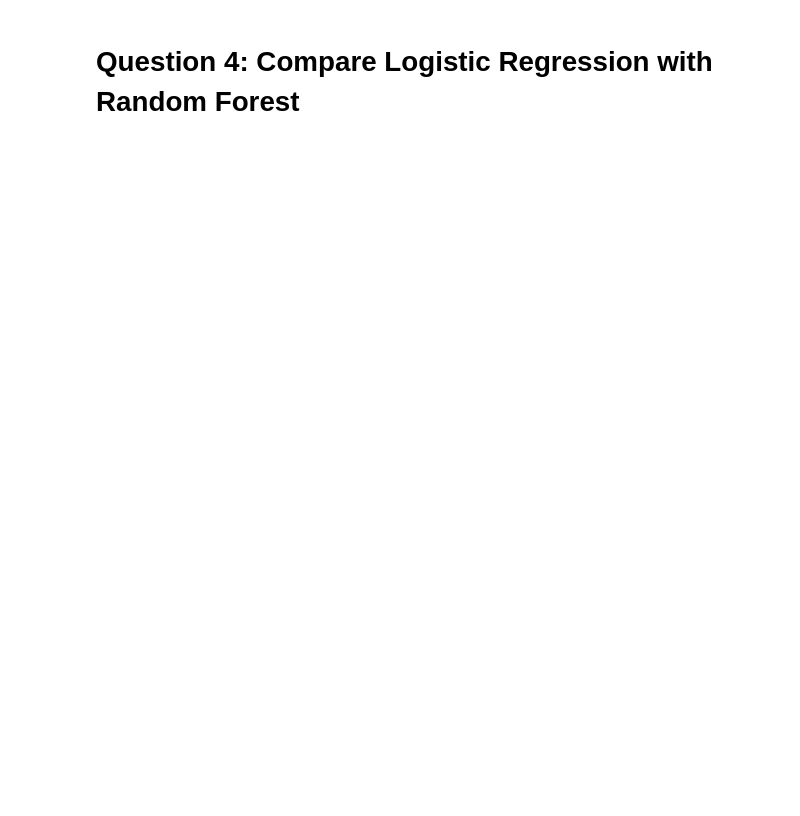
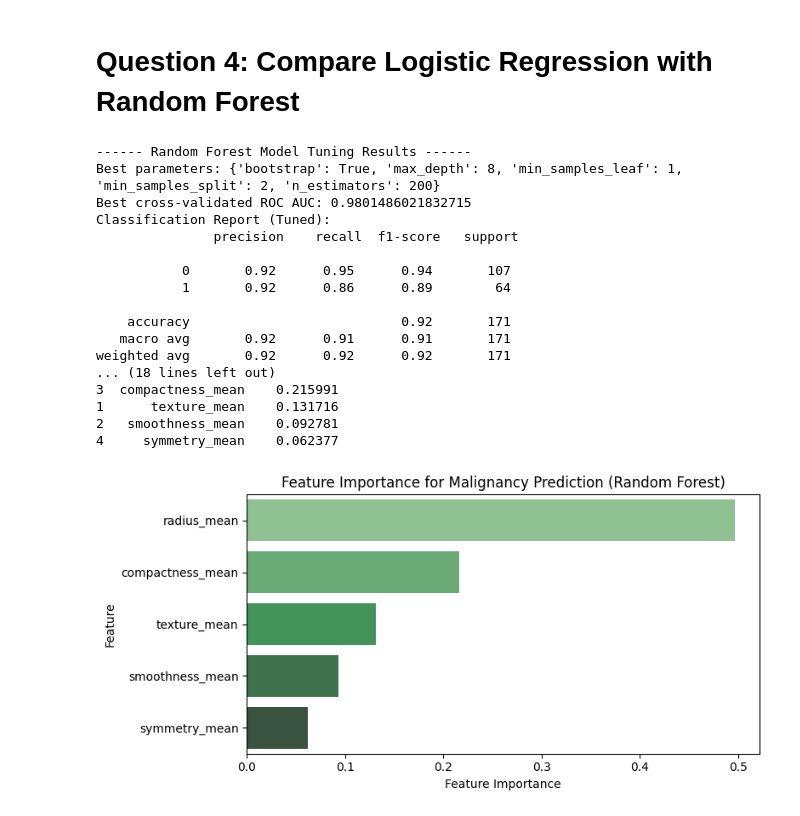
Before and after one commit to johnatorres226/python-breast-cancer, a Jupyter notebook: src/analysis.ipynb, the cells around one changed output. Drawn from its saved outputs; the diff is of its cells as text; code cells hidden in the pictures; blank space fills up the shorter version.

```diff
--- a/src/analysis.ipynb
+++ b/src/analysis.ipynb
@@ -767,0 +353,80 @@ print(f"Random Forest Cross-Validation Accuracy: {np.mean(cv_scores_rf):.4f}")
+# %%
+# Train a Random Forest classifier
+rf = RandomForestClassifier(n_estimators=100, random_state=42)
+rf.fit(X_train, y_train)
+
+# Predict on test set
+y_pred_rf = rf.predict(X_test)
+y_proba_rf = rf.predict_proba(X_test)[:, 1]
+
+# Evaluate Random Forest performance
+# print("------ Random Forest Model Performance ------")
+# print("Classification Report:\n", classification_report(y_test, y_pred_rf))
+# print("ROC AUC Score:", roc_auc_score(y_test, y_proba_rf))
+
+# Hyperparameter tuning for Random Forest using GridSearchCV
+rf_param_grid = {
+    'n_estimators': [100, 200, 300],
+    'max_depth': [None, 4, 6, 8],
+    'min_samples_split': [2, 5, 10],
+    'min_samples_leaf': [1, 2, 4],
+    'bootstrap': [True, False]
+}
+
+# Adjust according to your computational resources
+rf_grid = GridSearchCV(RandomForestClassifier(random_state=42), rf_param_grid, cv=3, scoring='roc_auc', n_jobs=4)
+rf_grid.fit(X_train, y_train)
+
+# Best parameters and score
+print("\n------ Random Forest Model Tuning Results ------")
+print("Best parameters:", rf_grid.best_params_)
+print("Best cross-validated ROC AUC:", rf_grid.best_score_)
+
+# Evaluate tuned Random Forest on test set
+best_rf = rf_grid.best_estimator_
+y_pred_rf_tuned = best_rf.predict(X_test)
+y_proba_rf_tuned = best_rf.predict_proba(X_test)[:, 1]
+
+print("Classification Report (Tuned):\n", classification_report(y_test, y_pred_rf_tuned))
+print("ROC AUC Score (Tuned):", roc_auc_score(y_test, y_proba_rf_tuned))
+
+# Compare with best logistic regression model
+print("\n------ Logistic Regression Model Performance (for comparison) ------")
+print("Classification Report:\n", classification_report(y_test, y_pred_tuned))
+print("ROC AUC Score:", roc_auc_score(y_test, y_proba_tuned))
+
+# Feature importance from Random Forest
+rf_importance = pd.DataFrame({
+    'Feature': X.columns,
+    'Importance': rf.feature_importances_
+}).sort_values('Importance', ascending=False)
+
+print("Feature importance (Random Forest):")
+print(rf_importance[['Feature', 'Importance']])
+
+plt.figure(figsize=(8, 4))
+sns.barplot(data=rf_importance, x='Importance', y='Feature', hue='Feature', palette='Greens_d', legend=False)
+plt.title('Feature Importance for Malignancy Prediction (Random Forest)')
+plt.xlabel('Feature Importance')
+plt.ylabel('Feature')
+plt.tight_layout()
+plt.show()
+# %% [output]
+------ Random Forest Model Tuning Results ------
+Best parameters: {'bootstrap': True, 'max_depth': 8, 'min_samples_leaf': 1, 'min_samples_split': 2, 'n_estimators': 200}
+Best cross-validated ROC AUC: 0.9801486021832715
+Classification Report (Tuned):
+               precision    recall  f1-score   support
+
+           0       0.92      0.95      0.94       107
+           1       0.92      0.86      0.89        64
+
+    accuracy                           0.92       171
+   macro avg       0.92      0.91      0.91       171
+weighted avg       0.92      0.92      0.92       171
+... (18 lines left out)
+3  compactness_mean    0.215991
+1      texture_mean    0.131716
+2   smoothness_mean    0.092781
+4     symmetry_mean    0.062377
+[figure, added]
```
Also changed, not shown: parts of 57 cells of this notebook, 7 other files.
